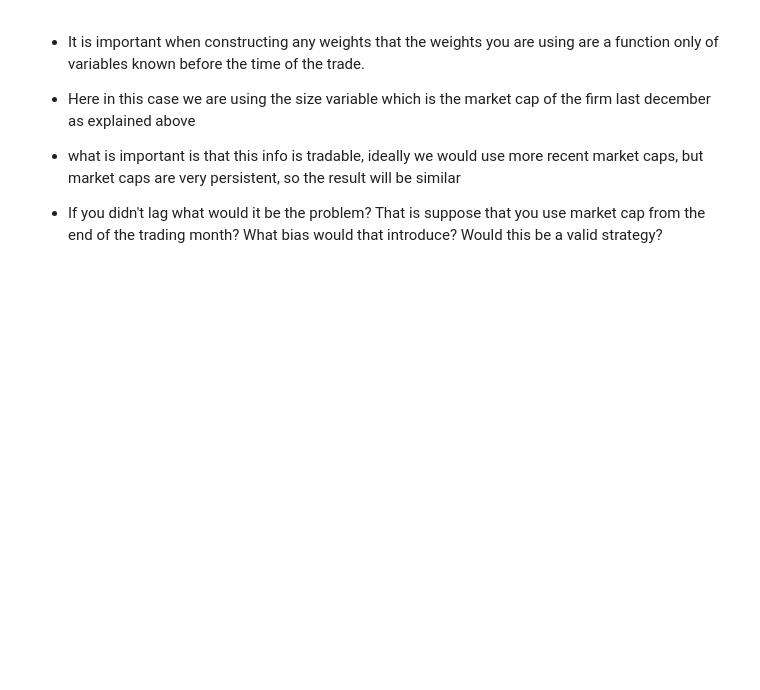
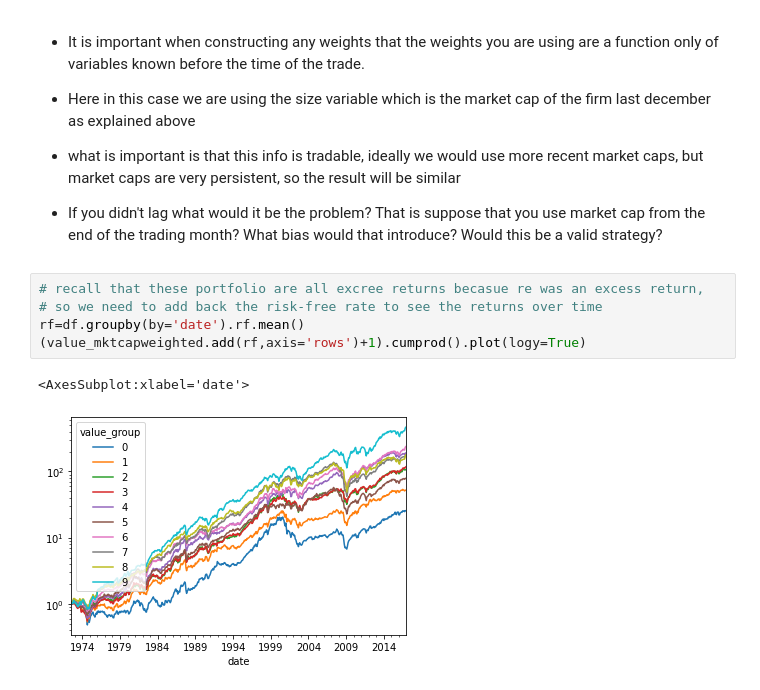
Before and after one commit to amoreira2/Lectures, a Jupyter notebook: chapters/Finance/Notebook6B_Valueinvesting.ipynb, the cells around one changed output. Drawn from its saved outputs; the diff is of its cells as text; blank space fills up the shorter version.

```diff
--- a/chapters/Finance/Notebook6B_Valueinvesting.ipynb
+++ b/chapters/Finance/Notebook6B_Valueinvesting.ipynb
@@ -443,3 +252,11 @@ value_sizeweighted.head()
 * what is important is that this info is tradable, ideally we would use more recent market caps, but market caps are very persistent, so the result will be similar
 
 * If you didn't lag what would it be the problem? That is suppose that you use market cap from the end of the trading month? What bias would that introduce? Would this be a valid strategy?
+# %%
+# recall that these portfolio are all excree returns becasue re was an excess return,
+# so we need to add back the risk-free rate to see the returns over time
+rf=df.groupby(by='date').rf.mean()
+(value_mktcapweighted.add(rf,axis='rows')+1).cumprod().plot(logy=True)
+# %% [output]
+<AxesSubplot:xlabel='date'>
+[figure, added]
```
Also changed, not shown: parts of 38 cells of this notebook, 19 other files.
